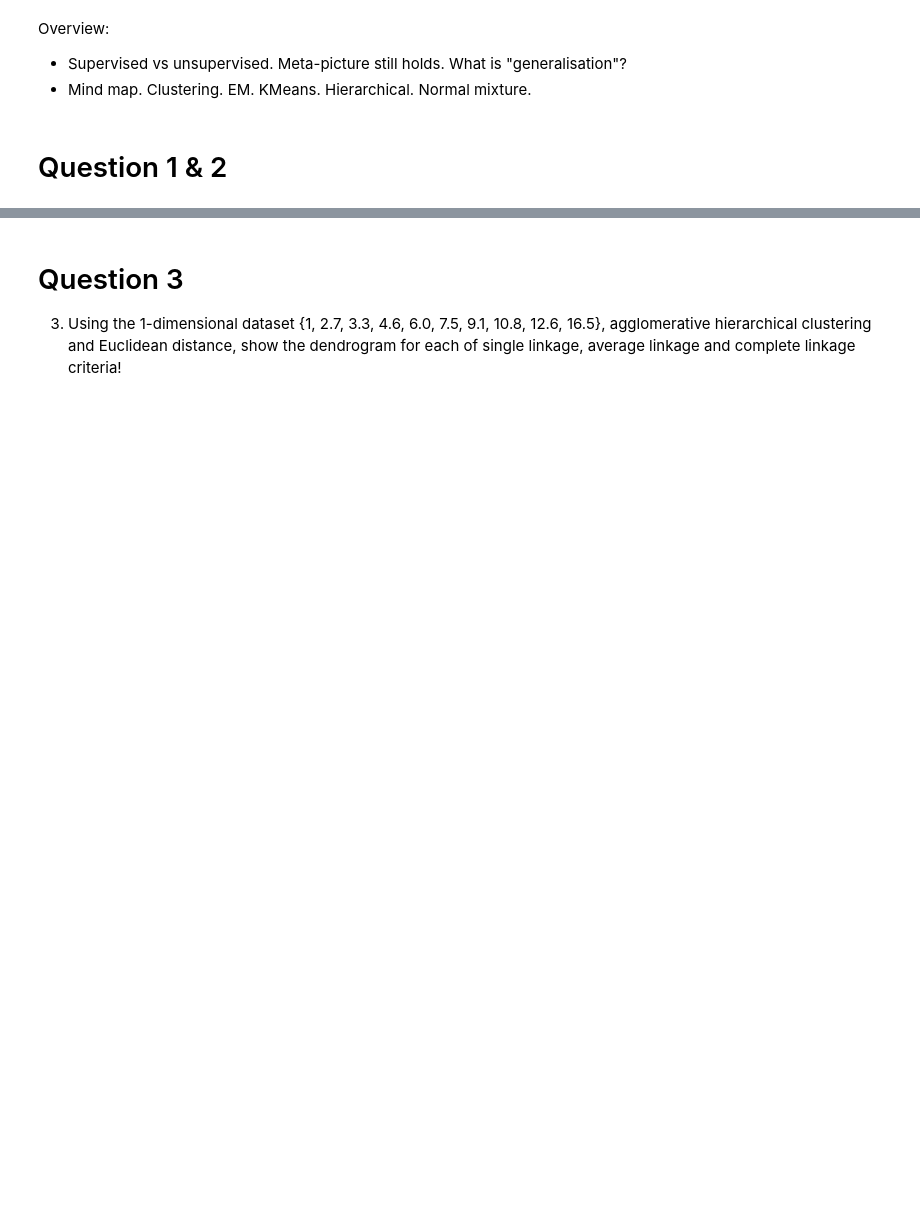
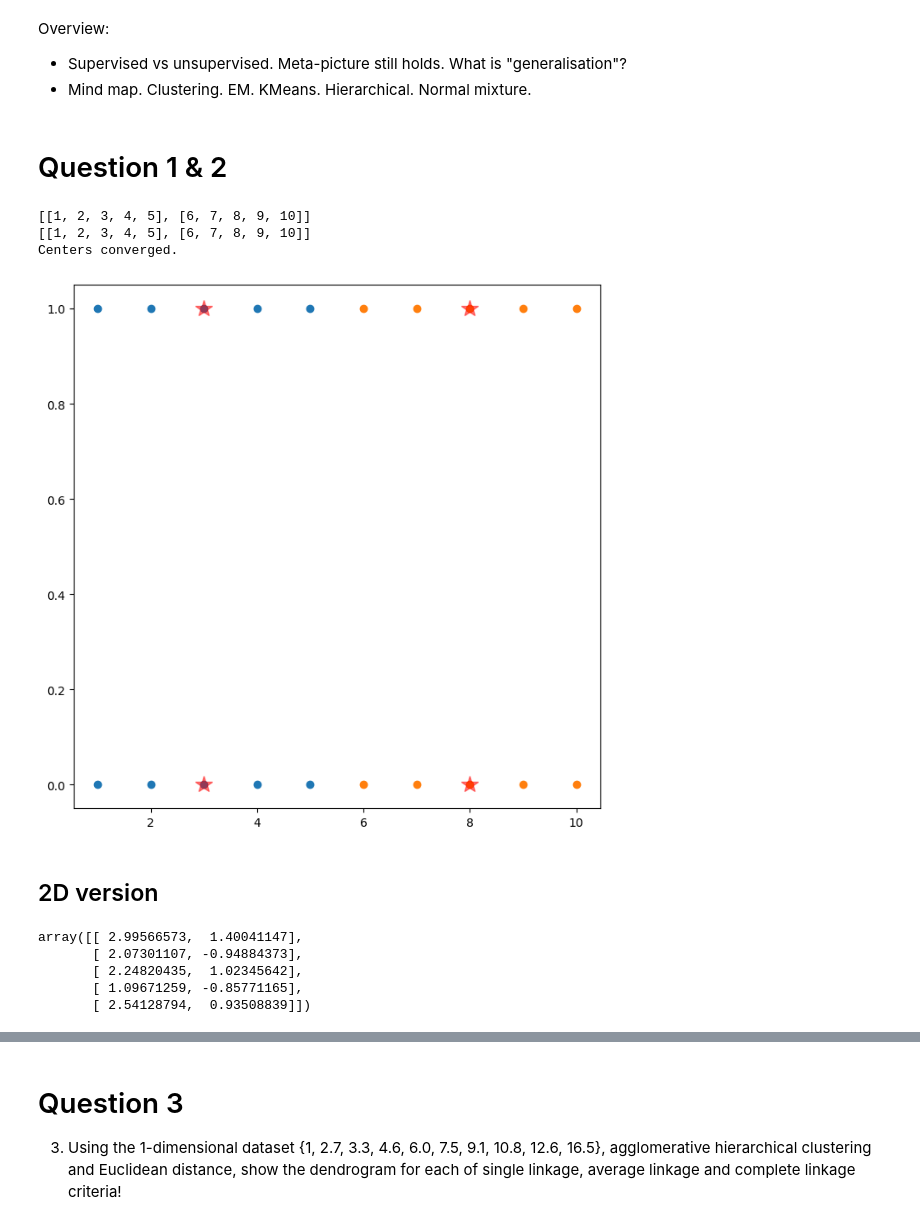
Before and after one commit to edmundlth/MBUSA-ML-2022, a Jupyter notebook: _notebooks/2022-09-07-week6-notebook.ipynb, the cells around one changed output, grey strips where cells are left out. Cells and saved outputs as stored; diff of their text form; code cells hidden in the pictures; blank space fills up the shorter version.

```diff
--- a/_notebooks/2022-09-07-week6-notebook.ipynb
+++ b/_notebooks/2022-09-07-week6-notebook.ipynb
@@ -6,3 +6,8 @@
 - badges: true
 - comments: true
 - categories: [machine-learning, workshop]
+# %%
+import random
+x = [1, 2, 3, 4, 9, 10]
+random.shuffle(x)
+x
@@ -16,6 +24,61 @@ Overview:
 # %% [markdown]
 # Question 1 & 2
 # %%
-x = [1, 2, 3, 4, 5, 6, 7, 8, 9, 10]
-k = 2
-init_seed = [1, 2]
+def distance(x, y):
+    return np.sum((x - y)**2)
+
+D = [1, 2, 3, 4, 5, 6, 7, 8, 9, 10]
+K = 2
+# init_seed = [1, 2]
+init_seed = [2, 9]
+
+centers_history = [init_seed]
+clusters = None
+
+fig, ax = plt.subplots(1, 1, figsize=(8, 8))
+cmap = plt.get_cmap("tab10")
+
+num_rounds = 10
+for r in range(num_rounds):
+    current_centers = centers_history[-1]
+    clusters = [[] for _ in range(K)]
+
+    # compute new clusters
+    for x in D:
+        best_cluster_index = np.argmin([distance(x, center) for center in current_centers])
+        clusters[best_cluster_index].append(x)
+    print(clusters)
+
+    # update centeres.
+    new_centers = [np.mean(c) for c in clusters]
+    centers_history.append(new_centers)
+
+    # plotting
+    for i, c in enumerate(clusters):
+        h = r
+        ax.scatter(c, np.ones(len(c), dtype=int) * h, color=cmap(i))
+        ax.plot([new_centers[i]], [h], "r*", markersize=15, alpha=0.5)
+
+    # stopping condition
+    if new_centers == current_centers:
+        print("Centers converged.")
+        break
+# %% [output]
+[[1, 2, 3, 4, 5], [6, 7, 8, 9, 10]]
+[[1, 2, 3, 4, 5], [6, 7, 8, 9, 10]]
+Centers converged.
+[figure, added]
+# %% [markdown]
+## 2D version
+# %%
+clusters = [[] for _ in range(3)]
+for x in D:
+    clusters[np.argmin([distance(x, center) for center in init_seed])].append(x)
+# new_centers = [np.mean(np.array(c), axis=1) for c in clusters]
+np.array(clusters[0]).mean(axis=0)
+# %% [output]
+array([[ 2.99566573,  1.40041147],
+       [ 2.07301107, -0.94884373],
+       [ 2.24820435,  1.02345642],
+       [ 1.09671259, -0.85771165],
+       [ 2.54128794,  0.93508839]])
```
Also changed, not shown: parts of 12 cells of this notebook, 1 other file.
